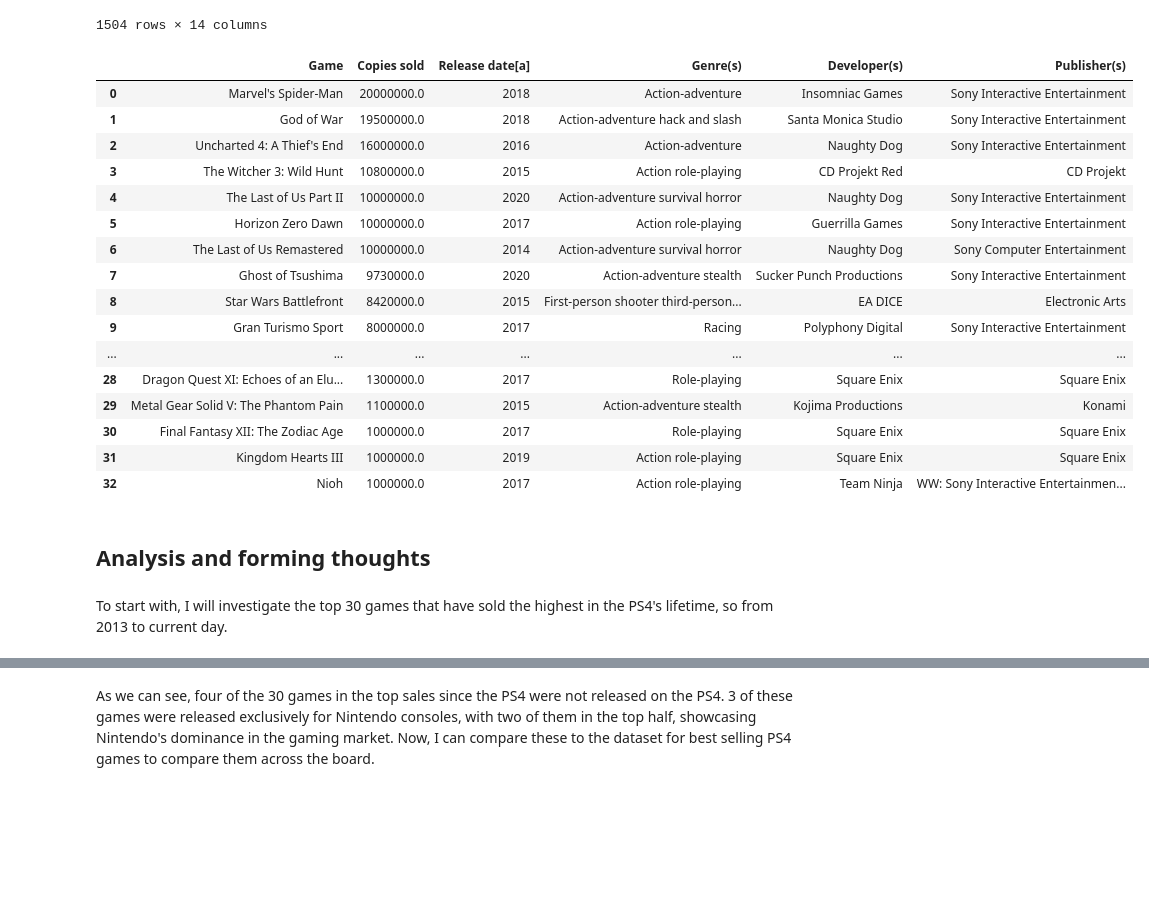
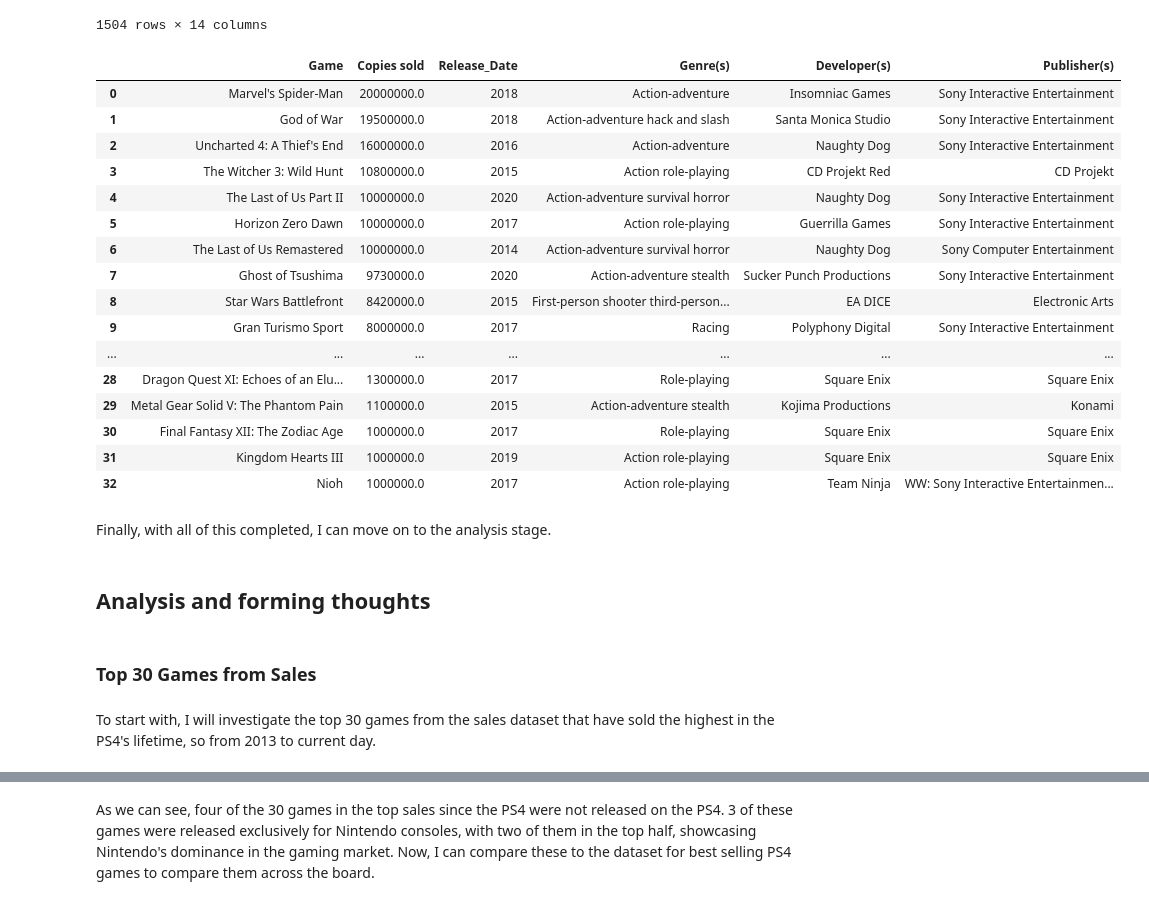
Before and after one commit to Rayan-Arshed/Data-Pipeline-Assessment-Video-Game-Data, a Jupyter notebook: Data-Pipeline-Assessment.ipynb, the cells around one changed output, grey strips where cells are left out. Drawn from its saved outputs; the diff is of its cells as text; code cells hidden in the pictures; blank space fills up the shorter version.

```diff
--- a/Data-Pipeline-Assessment.ipynb
+++ b/Data-Pipeline-Assessment.ipynb
@@ -840,0 +868,3 @@ df_ps4
+# %%
+df_ps4.rename(columns={"Release date[a]": "Release_Date"}, inplace=True)
+df_ps4
@@ -843,5 +891,6 @@ One final thing to consider doing is to correct dates in the dataset, as all 3 u
 # %%
-df_ps4["Release date[a]"] = pd.to_datetime(df_ps4["Release date[a]"])
+# Converting the column values to datetime format
+df_ps4["Release_Date"] = pd.to_datetime(df_ps4["Release_Date"])
 
 df_ps4
 # %% [output]
@@ -944,11 +991,12 @@ See the caveats in the documentation: https://pandas.pydata.org/pandas-docs/stab
 | 1511 | 1511 | The LEGO Movie Videogame | 2014 | ['WB Games', 'TT Fusion'] | 2.8 | 184 | 184 | ['Adventure', 'Puzzle'] | Join Emmet and an unlikely group ... | ... |
 1504 rows × 14 columns
 # %%
-df_ps4["Release date[a]"] = df_ps4["Release date[a]"].dt.year
+# Performing the same calculation as above with the PS4 dataset
+df_ps4["Release_Date"] = df_ps4["Release_Date"].dt.year
 
 df_ps4
 # %% [output]
-|  | Game | Copies sold | Release date[a] | Genre(s) | Developer(s) | Publisher(s) |
+|  | Game | Copies sold | Release_Date | Genre(s) | Developer(s) | Publisher(s) |
 | 0 | Marvel's Spider-Man | 20000000.0 | 2018 | Action-adventure | Insomniac Games | Sony Interactive Entertainment |
 | 1 | God of War | 19500000.0 | 2018 | Action-adventure hack and slash | Santa Monica Studio | Sony Interactive Entertainment |
 | 2 | Uncharted 4: A Thief's End | 16000000.0 | 2016 | Action-adventure | Naughty Dog | Sony Interactive Entertainment |
@@ -965,8 +1013,12 @@ df_ps4
 | 30 | Final Fantasy XII: The Zodiac Age | 1000000.0 | 2017 | Role-playing | Square Enix | Square Enix |
 | 31 | Kingdom Hearts III | 1000000.0 | 2019 | Action role-playing | Square Enix | Square Enix |
 | 32 | Nioh | 1000000.0 | 2017 | Action role-playing | Team Ninja | WW: Sony Interactive Entertainmen... |
+# %% [markdown]
+Finally, with all of this completed, I can move on to the analysis stage.
 # %% [markdown]
 ## Analysis and forming thoughts
+# %% [markdown]
+### Top 30 Games from Sales
 # %% [markdown]
-To start with, I will investigate the top 30 games that have sold the highest in the PS4's lifetime, so from 2013 to current day.
+To start with, I will investigate the top 30 games from the sales dataset that have sold the highest in the PS4's lifetime, so from 2013 to current day.
 # %%
```
Also changed, not shown: parts of 31 cells of this notebook.
